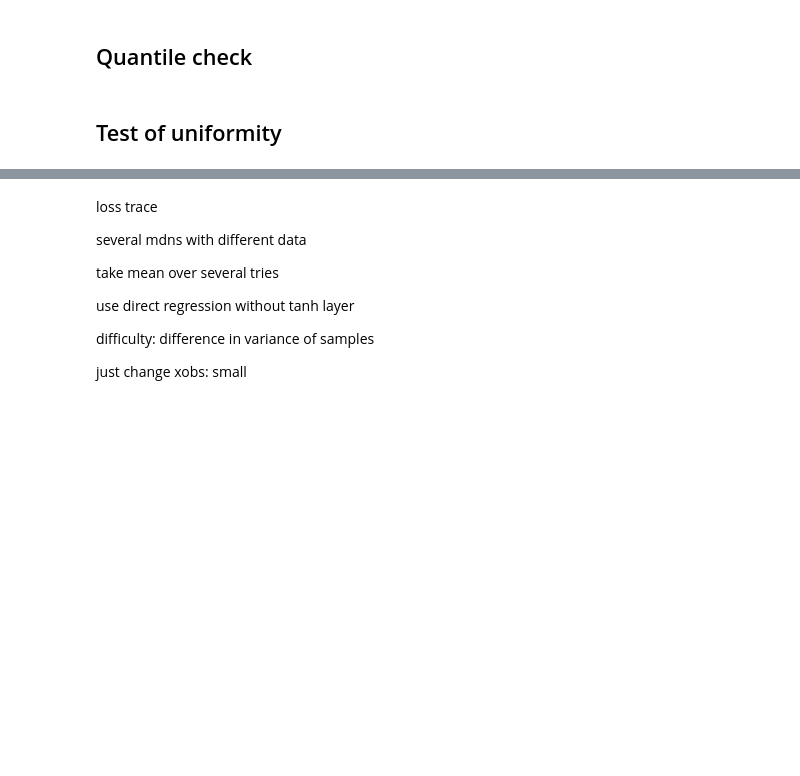
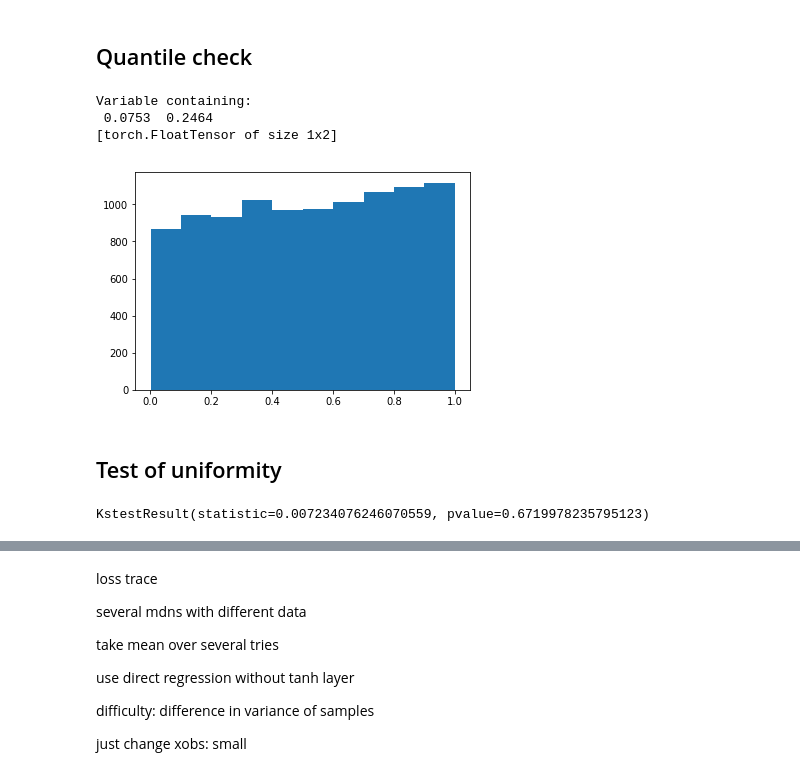
Before and after one commit to janfb/mcabc, a Jupyter notebook: notebooks/ModelComparison_ToyExample.ipynb, the cells around one changed output, grey strips where cells are left out. Cells and saved outputs as stored; diff of their text form; code cells hidden in the pictures; blank space fills up the shorter version.

```diff
--- a/notebooks/ModelComparison_ToyExample.ipynb
+++ b/notebooks/ModelComparison_ToyExample.ipynb
@@ -249,18 +265,24 @@ x_test = model_poisson.gen(params_test)
 sx_test = calculate_stats_toy_examples(x_test)
 sx_test_zt, _ = normalize(sx_test, data_norm)
 # %%
-# qis = np.zeros(ntest)
-nbreak = 10000
-qis = np.zeros(nbreak)
+qis = np.zeros(ntest)
 # for every test sample
 for ii, (thetao_i, sxo_i) in enumerate(zip(params_test_zt, sx_test_zt)):
 
     # predict the posterior
     posterior = model_params_mdn.predict(sxo_i.reshape(1, -1))
+    print(posterior.mus)
 
     # get quantile of theta_o
     qis[ii] = posterior.get_quantile(thetao_i)
-    if ii==nbreak-1:
-        break
+    break
+# %% [output]
+Variable containing:
+ 0.0753  0.2464
+[torch.FloatTensor of size 1x2]
+# %%
+plt.hist(qis);
+# %% [output]
+[figure, added]
 # %% [markdown]
 ## Test of uniformity
@@ -269 +289,6 @@ scipy.stats.kstest(qis, cdf='uniform')
+# %%
+d = scipy.stats.uniform.rvs(size=10000)
+scipy.stats.kstest(d, cdf='uniform')
+# %% [output]
+KstestResult(statistic=0.007234076246070559, pvalue=0.6719978235795123)
 # %%
```
Also changed, not shown: parts of 15 cells of this notebook, 2 other files.
